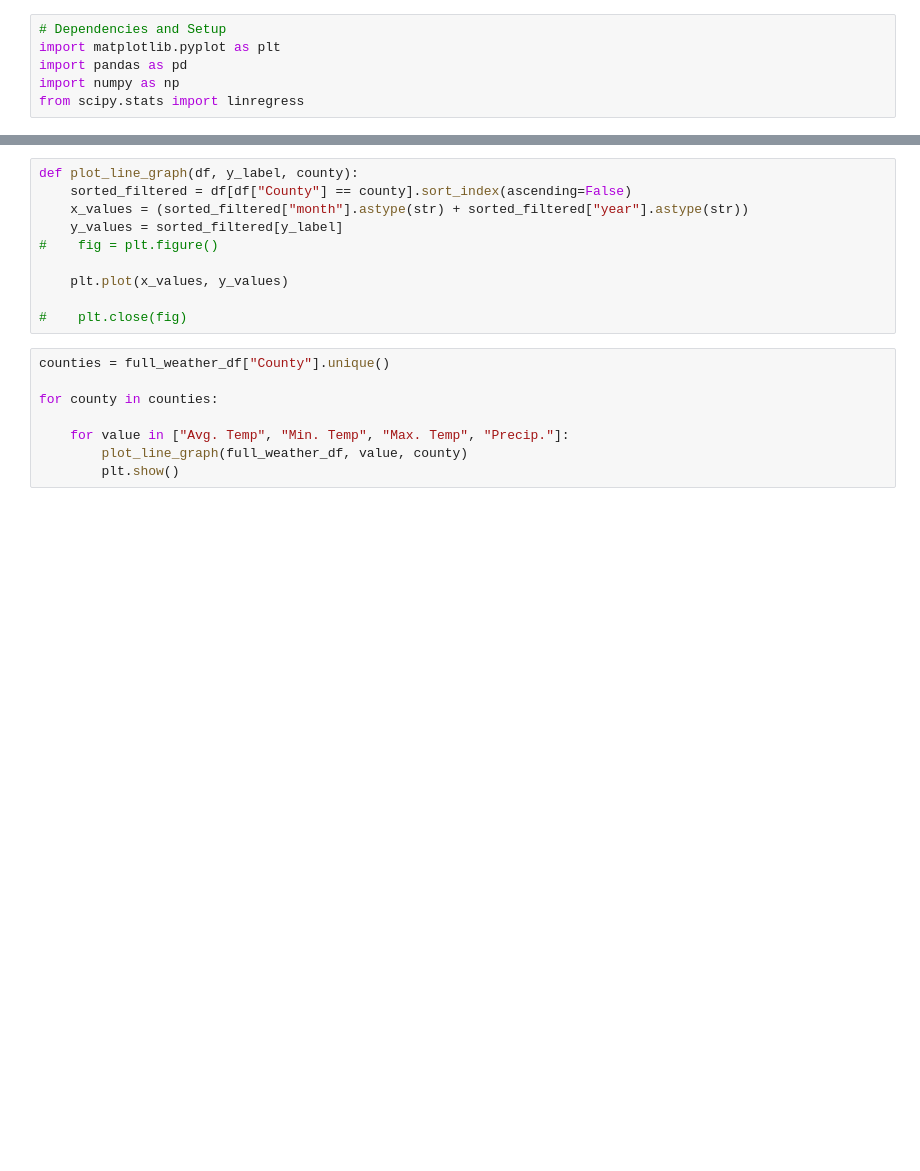
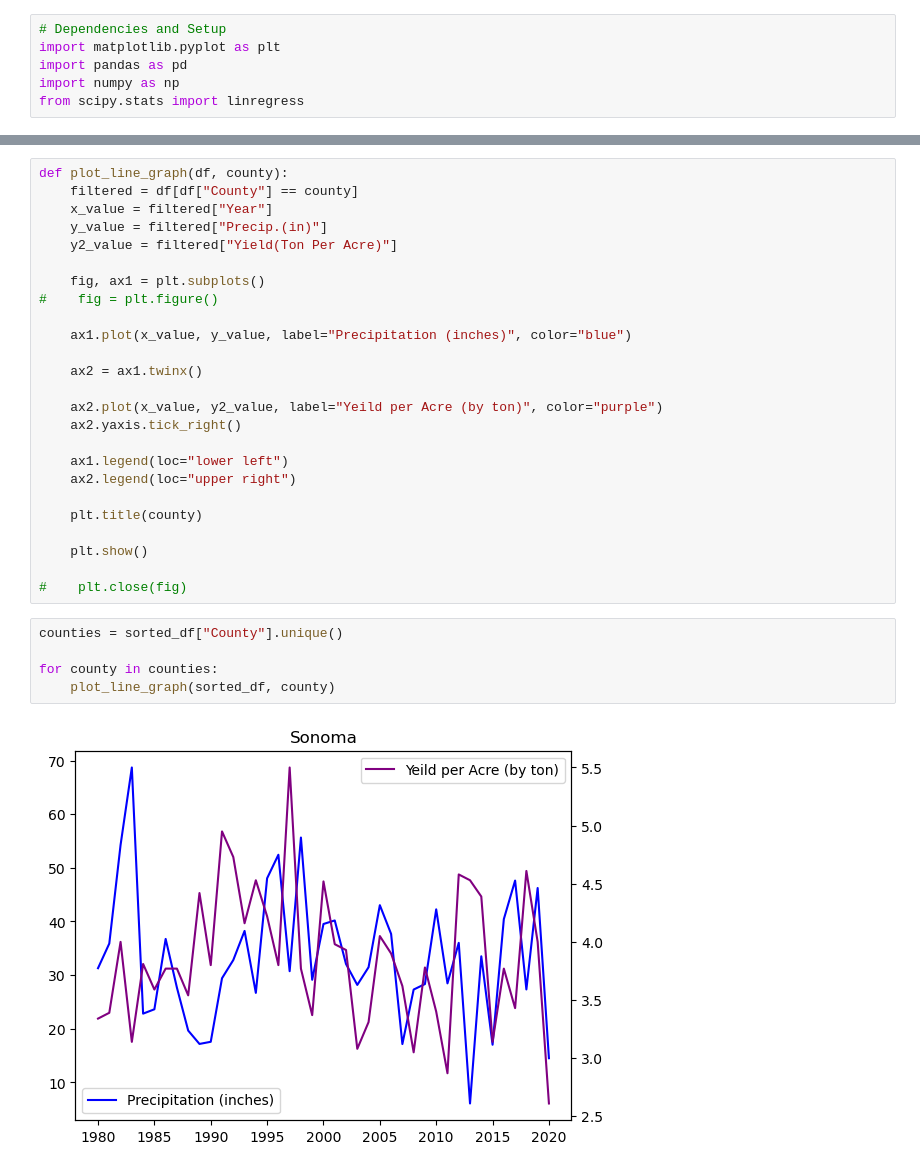
Before and after one commit to m-janssens-boop/dabc_project_one, a Jupyter notebook: data/weather.ipynb, the cells around one changed output, grey strips where cells are left out. Cells and saved outputs as stored; diff of their text form; blank space fills up the shorter version.

```diff
--- a/data/weather.ipynb
+++ b/data/weather.ipynb
@@ -51,18 +50,32 @@ sorted_weather
-# %%
-def plot_line_graph(df, y_label, county):
-    sorted_filtered = df[df["County"] == county].sort_index(ascending=False)
-    x_values = (sorted_filtered["month"].astype(str) + sorted_filtered["year"].astype(str))
-    y_values = sorted_filtered[y_label]
-#    fig = plt.figure()
-
-    plt.plot(x_values, y_values)
-
-#    plt.close(fig)
+# %%
+def plot_line_graph(df, county):
+    filtered = df[df["County"] == county]
+    x_value = filtered["Year"]
+    y_value = filtered["Precip.(in)"]
+    y2_value = filtered["Yield(Ton Per Acre)"]
+
+    fig, ax1 = plt.subplots()
+#    fig = plt.figure()
+
+    ax1.plot(x_value, y_value, label="Precipitation (inches)", color="blue")
+
+    ax2 = ax1.twinx()
+
+    ax2.plot(x_value, y2_value, label="Yeild per Acre (by ton)", color="purple")
+    ax2.yaxis.tick_right()
+
+    ax1.legend(loc="lower left")
+    ax2.legend(loc="upper right")
+
+    plt.title(county)
+
+    plt.show()
+
+#    plt.close(fig)
 # %%
-counties = full_weather_df["County"].unique()
+counties = sorted_df["County"].unique()
 
 for county in counties:
-
-    for value in ["Avg. Temp", "Min. Temp", "Max. Temp", "Precip."]:
-        plot_line_graph(full_weather_df, value, county)
-        plt.show()
+    plot_line_graph(sorted_df, county)
+# %% [output]
+[figure, added]
```
Also changed, not shown: parts of 5 cells of this notebook.
